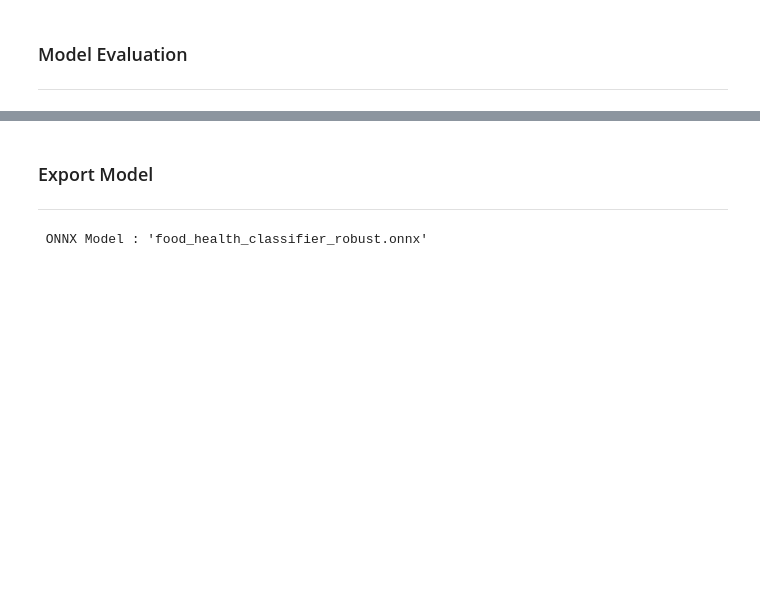
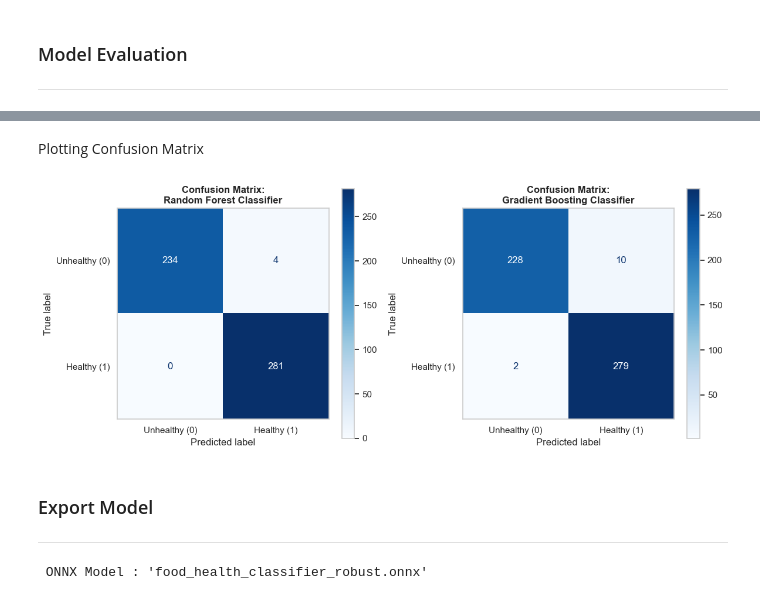
Before and after one commit to berubob/Machine-Learning-Project-Binus, a Jupyter notebook: Food Health Prediction.ipynb, the cells around one changed output, grey strips where cells are left out. Saved outputs shown, nothing was run; the diff lists cells and outputs as text; code cells hidden in the pictures; blank space fills up the shorter version.

```diff
--- a/Food Health Prediction.ipynb
+++ b/Food Health Prediction.ipynb
@@ -333,3 +367,18 @@ Passing `palette` without assigning `hue` is deprecated and will be removed in v
+# %% [markdown]
+Plotting Confusion Matrix
+# %%
+fig, axes = plt.subplots(nrows=1, ncols=2, figsize=(12, 5))
+
+for i, (name, cm) in enumerate(cms.items()):
+    disp = ConfusionMatrixDisplay(confusion_matrix=cm, display_labels=['Unhealthy (0)', 'Healthy (1)'])
+    disp.plot(ax=axes[i], cmap='Blues', values_format='d')
+    axes[i].set_title(f'Confusion Matrix:\n{name}', fontsize=12, fontweight='bold')
+    axes[i].grid(False)
+
+plt.tight_layout()
+plt.show()
+# %% [output]
+[figure, added]
 # %% [markdown]
 ### Export Model
 ---
```
Also changed, not shown: parts of 7 cells of this notebook, 1 other file.
